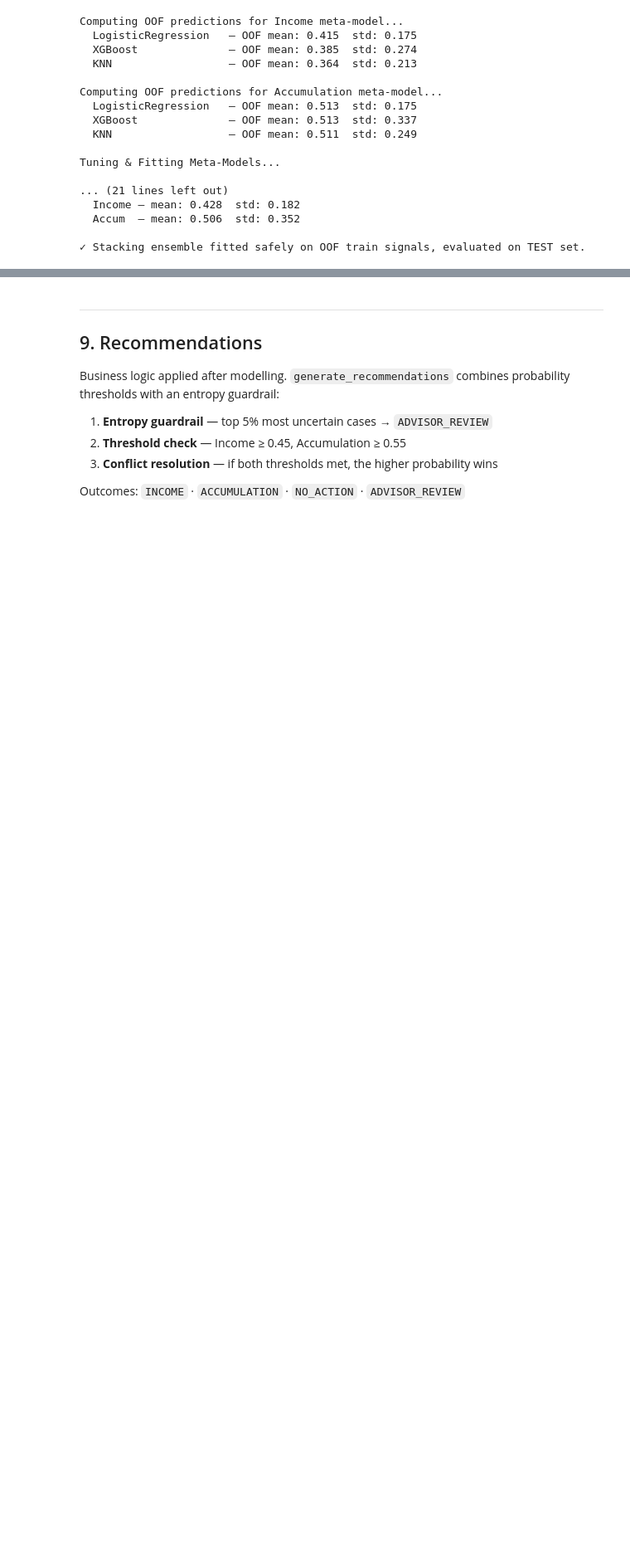
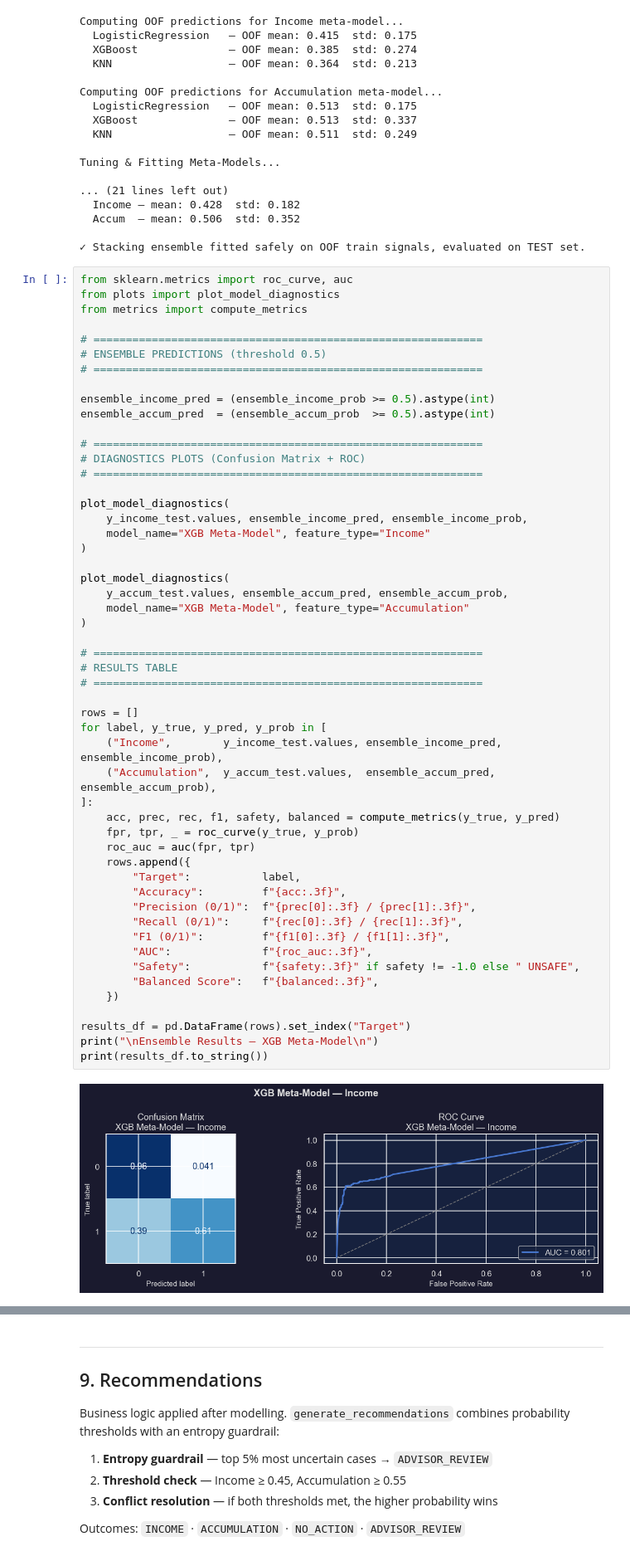
Before and after one commit to Smael-olk/Fintech, a Jupyter notebook: Business Case 2/Recommendation_Engine.ipynb, the cells around one changed output, grey strips where cells are left out. Shown at 83% size. Cells and saved outputs as stored; diff of their text form; blank space fills up the shorter version.

Commit message:
plots added

```diff
--- a/Business Case 2/Recommendation_Engine.ipynb
+++ b/Business Case 2/Recommendation_Engine.ipynb
@@ -864,3 +864,57 @@ Tuning & Fitting Meta-Models...
   Accum  — mean: 0.506  std: 0.352
 
 ✓ Stacking ensemble fitted safely on OOF train signals, evaluated on TEST set.
+# %%
+from sklearn.metrics import roc_curve, auc
+from plots import plot_model_diagnostics
+from metrics import compute_metrics
+
+# ============================================================
+# ENSEMBLE PREDICTIONS (threshold 0.5)
+# ============================================================
+
+ensemble_income_pred = (ensemble_income_prob >= 0.5).astype(int)
+ensemble_accum_pred  = (ensemble_accum_prob  >= 0.5).astype(int)
+
+# ============================================================
+# DIAGNOSTICS PLOTS (Confusion Matrix + ROC)
+# ============================================================
+
+plot_model_diagnostics(
+    y_income_test.values, ensemble_income_pred, ensemble_income_prob,
+    model_name="XGB Meta-Model", feature_type="Income"
+)
+
+plot_model_diagnostics(
+    y_accum_test.values, ensemble_accum_pred, ensemble_accum_prob,
+    model_name="XGB Meta-Model", feature_type="Accumulation"
+)
+
+# ============================================================
+# RESULTS TABLE
+# ============================================================
+
+rows = []
+for label, y_true, y_pred, y_prob in [
+    ("Income",        y_income_test.values, ensemble_income_pred, ensemble_income_prob),
+    ("Accumulation",  y_accum_test.values,  ensemble_accum_pred,  ensemble_accum_prob),
+]:
+    acc, prec, rec, f1, safety, balanced = compute_metrics(y_true, y_pred)
+    fpr, tpr, _ = roc_curve(y_true, y_prob)
+    roc_auc = auc(fpr, tpr)
+    rows.append({
+        "Target":           label,
+        "Accuracy":         f"{acc:.3f}",
+        "Precision (0/1)":  f"{prec[0]:.3f} / {prec[1]:.3f}",
+        "Recall (0/1)":     f"{rec[0]:.3f} / {rec[1]:.3f}",
+        "F1 (0/1)":         f"{f1[0]:.3f} / {f1[1]:.3f}",
+        "AUC":              f"{roc_auc:.3f}",
+        "Safety":           f"{safety:.3f}" if safety != -1.0 else " UNSAFE",
+        "Balanced Score":   f"{balanced:.3f}",
+    })
+
+results_df = pd.DataFrame(rows).set_index("Target")
+print("\nEnsemble Results — XGB Meta-Model\n")
+print(results_df.to_string())
+# %% [output]
+[figure, added]
```
Also changed, not shown: parts of 2 cells of this notebook.
